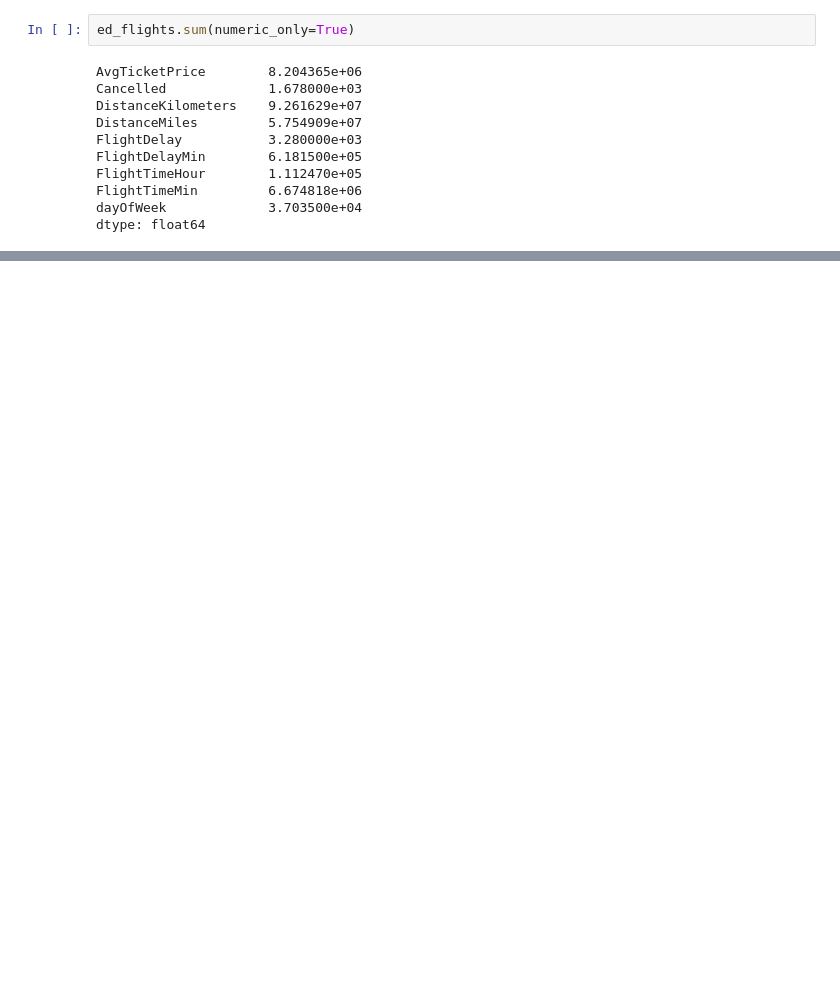
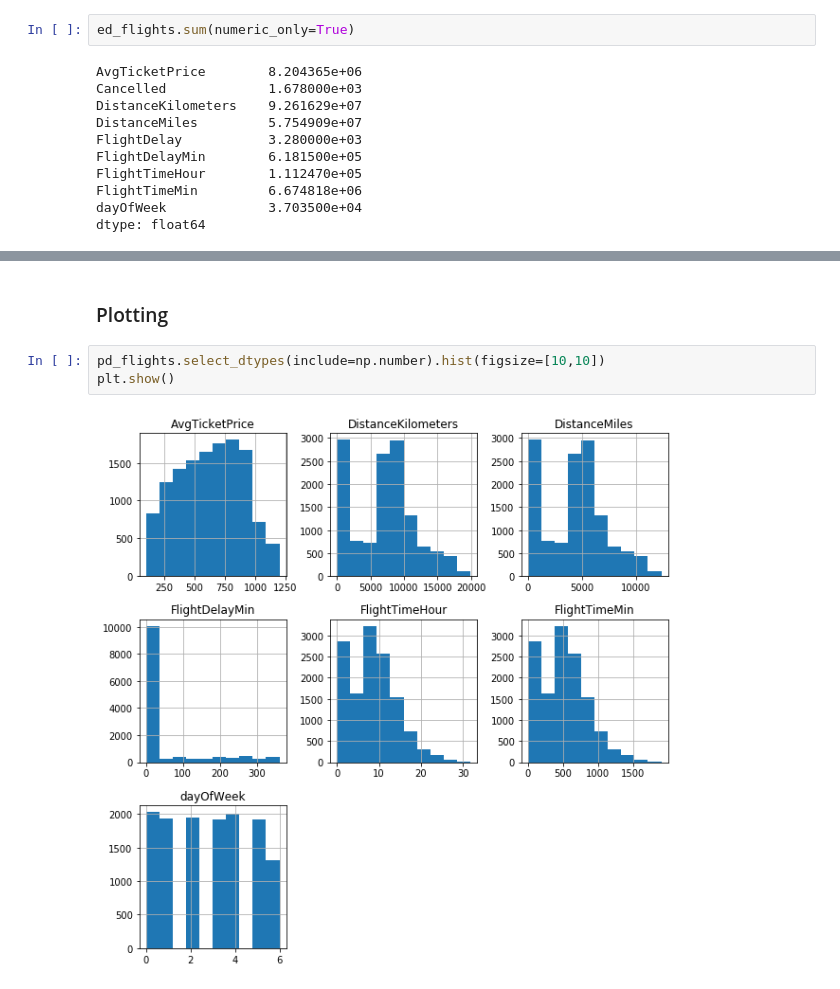
Before and after one commit to elastic/eland, a Jupyter notebook: docs/source/examples/demo_notebook.ipynb, the cells around one changed output, grey strips where cells are left out. Saved outputs shown, nothing was run; the diff lists cells and outputs as text; blank space fills up the shorter version.

```diff
--- a/docs/source/examples/demo_notebook.ipynb
+++ b/docs/source/examples/demo_notebook.ipynb
@@ -321,0 +692,7 @@ pd_3_cols
+# %% [markdown]
+### Plotting
+# %%
+pd_flights.select_dtypes(include=np.number).hist(figsize=[10,10])
+plt.show()
+# %% [output]
+[figure, added]
```
Also changed, not shown: parts of 114 cells of this notebook, 1 other file.
